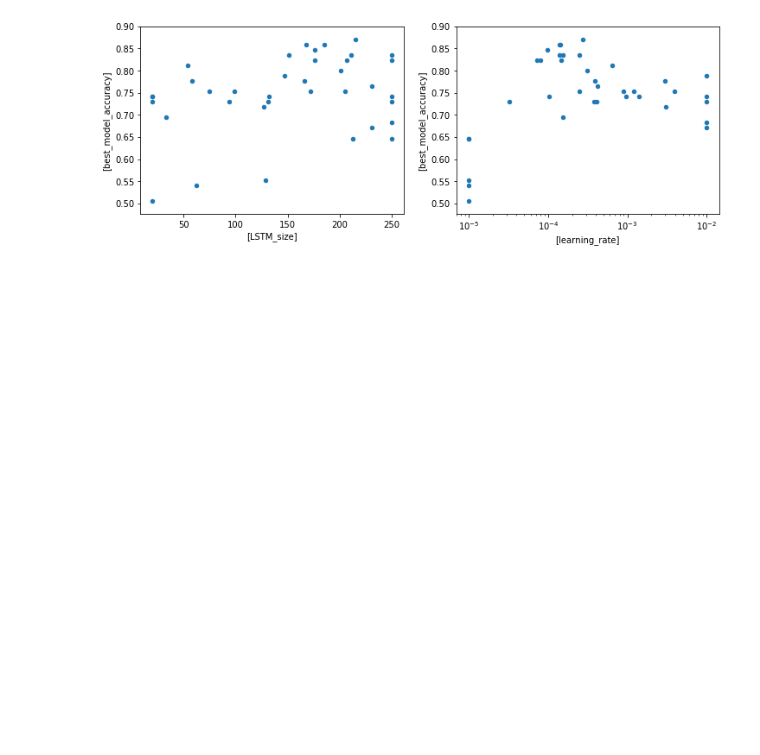
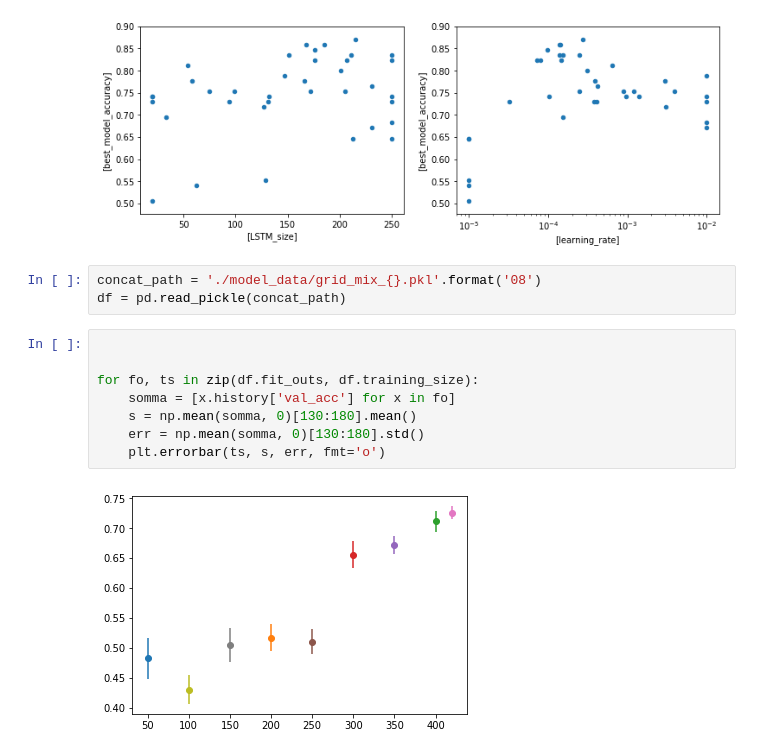
Before and after one commit to AndreaAmico/DeepMouse, a Jupyter notebook: live_history.ipynb, the cells around one changed output. Cells and saved outputs as stored; diff of their text form; blank space fills up the shorter version.

Commit message:
cleaned project structure, testing size of the training set

```diff
--- a/live_history.ipynb
+++ b/live_history.ipynb
@@ -68,3 +69,16 @@ grid_df.plot(['learning_rate'], ['best_model_accuracy'], kind='scatter', ax=ax2,
 # %% [output]
 <matplotlib.axes._subplots.AxesSubplot at 0x...>
 [figure]
+# %%
+concat_path = './model_data/grid_mix_{}.pkl'.format('08')
+df = pd.read_pickle(concat_path)
+# %%
+
+
+for fo, ts in zip(df.fit_outs, df.training_size):
+    somma = [x.history['val_acc'] for x in fo]
+    s = np.mean(somma, 0)[130:180].mean()
+    err = np.mean(somma, 0)[130:180].std()
+    plt.errorbar(ts, s, err, fmt='o')
+# %% [output]
+[figure, added]
```
Also changed, not shown: parts of 5 cells of this notebook, 10 other files.
